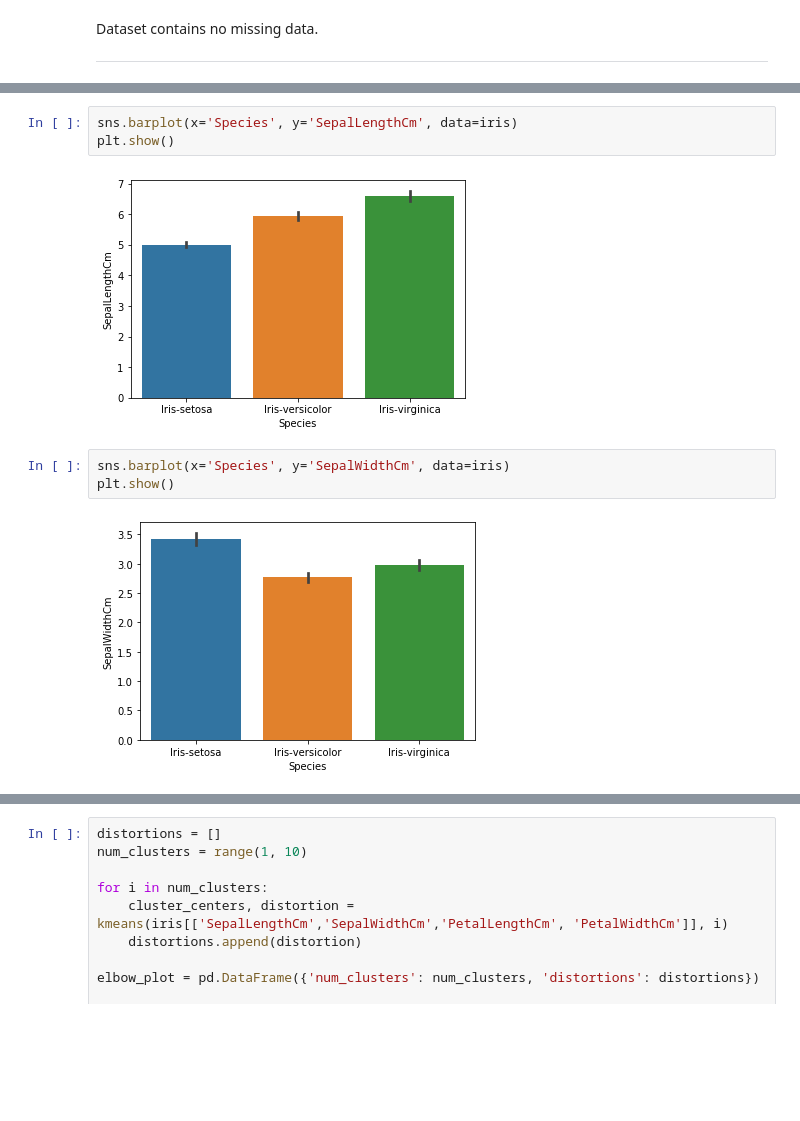
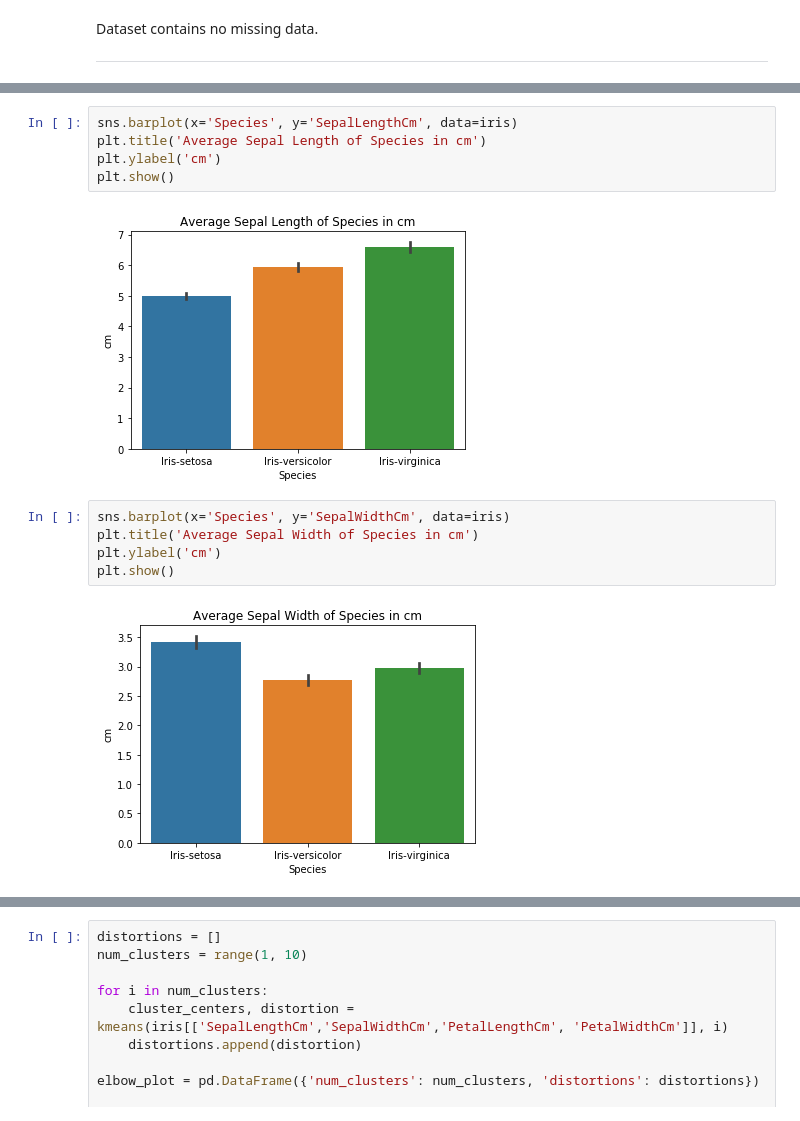
Before and after one commit to Andy-Nkumane/Iris_Species-Clustering, a Jupyter notebook: Iris_Species-Clustering.ipynb, the cells around one changed output, grey strips where cells are left out. Drawn from its saved outputs; the diff is of its cells as text; blank space fills up the shorter version.

```diff
--- a/Iris_Species-Clustering.ipynb
+++ b/Iris_Species-Clustering.ipynb
@@ -78,12 +87,16 @@ ___
 # %%
 sns.barplot(x='Species', y='SepalLengthCm', data=iris)
+plt.title('Average Sepal Length of Species in cm')
+plt.ylabel('cm')
 plt.show()
 # %% [output]
-[figure, old version]
+[figure, new version]
 # %%
 sns.barplot(x='Species', y='SepalWidthCm', data=iris)
+plt.title('Average Sepal Width of Species in cm')
+plt.ylabel('cm')
 plt.show()
 # %% [output]
-[figure, old version]
+[figure, new version]
 # %%
 sns.barplot(x='Species', y='PetalLengthCm', data=iris)
```
Also changed, not shown: parts of 13 cells of this notebook.
